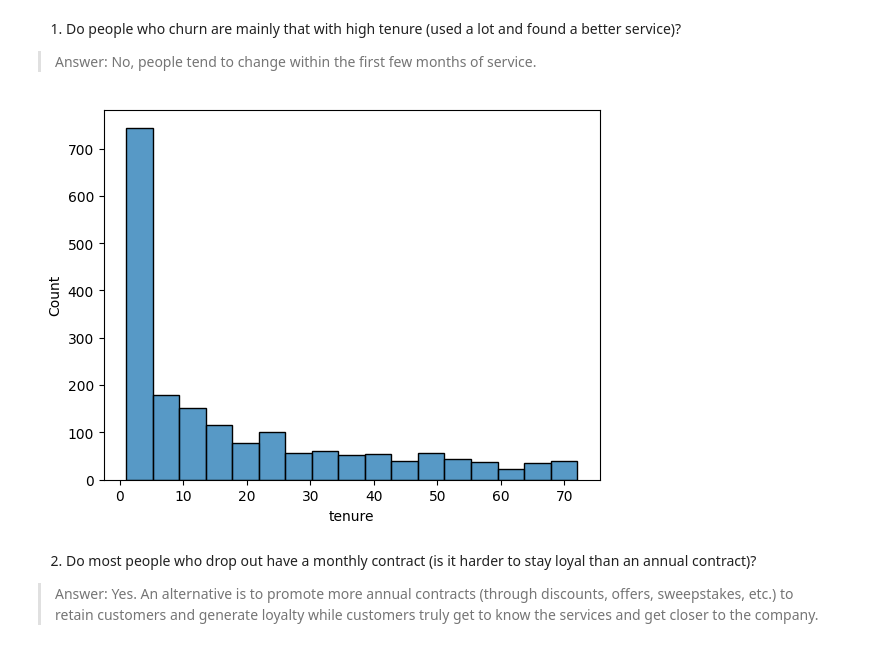
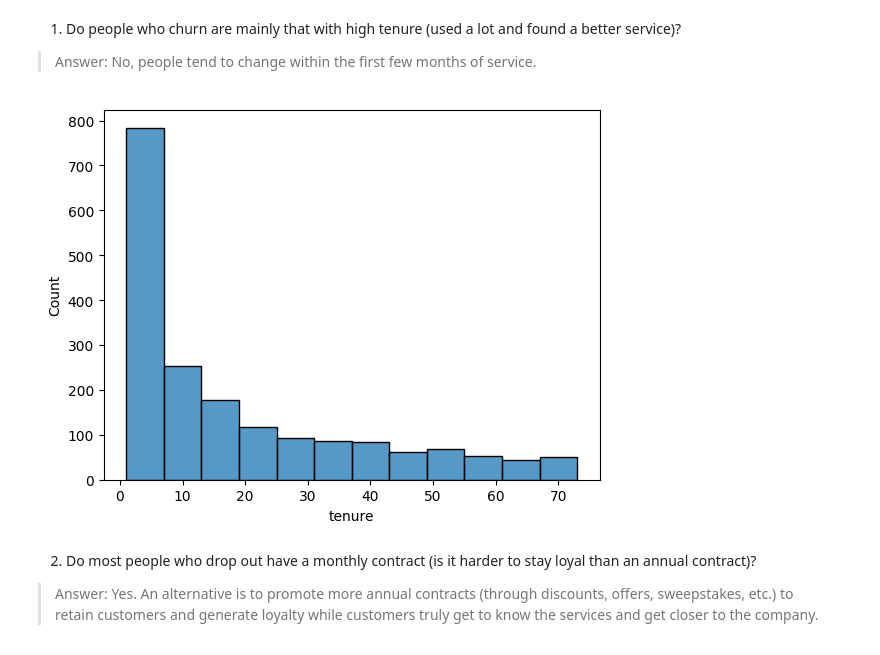
Before and after one commit to gabrielmotablima/DS002--churn-solutions--Telecom, a Jupyter notebook: eda_customers.ipynb, the cells around one changed output. Drawn from its saved outputs; the diff is of its cells as text; code cells hidden in the pictures.

```diff
--- a/eda_customers.ipynb
+++ b/eda_customers.ipynb
@@ -570,11 +573,12 @@ sns.histplot(
 > Answer: No, people tend to change within the first few months of service.
 # %%
 sns.histplot(
-    data=df[df.Churn == 1],
-    x="tenure"
+    data=df_corr[df_corr.Churn == 1],
+    x="tenure",
+    binwidth=6
 );
 # %% [output]
-[figure, old version]
+[figure, new version]
 # %% [markdown]
 2. Do most people who drop out have a monthly contract (is it harder to stay loyal than an annual contract)?
 
```
Also changed, not shown: parts of 18 cells of this notebook, 1 other file.
